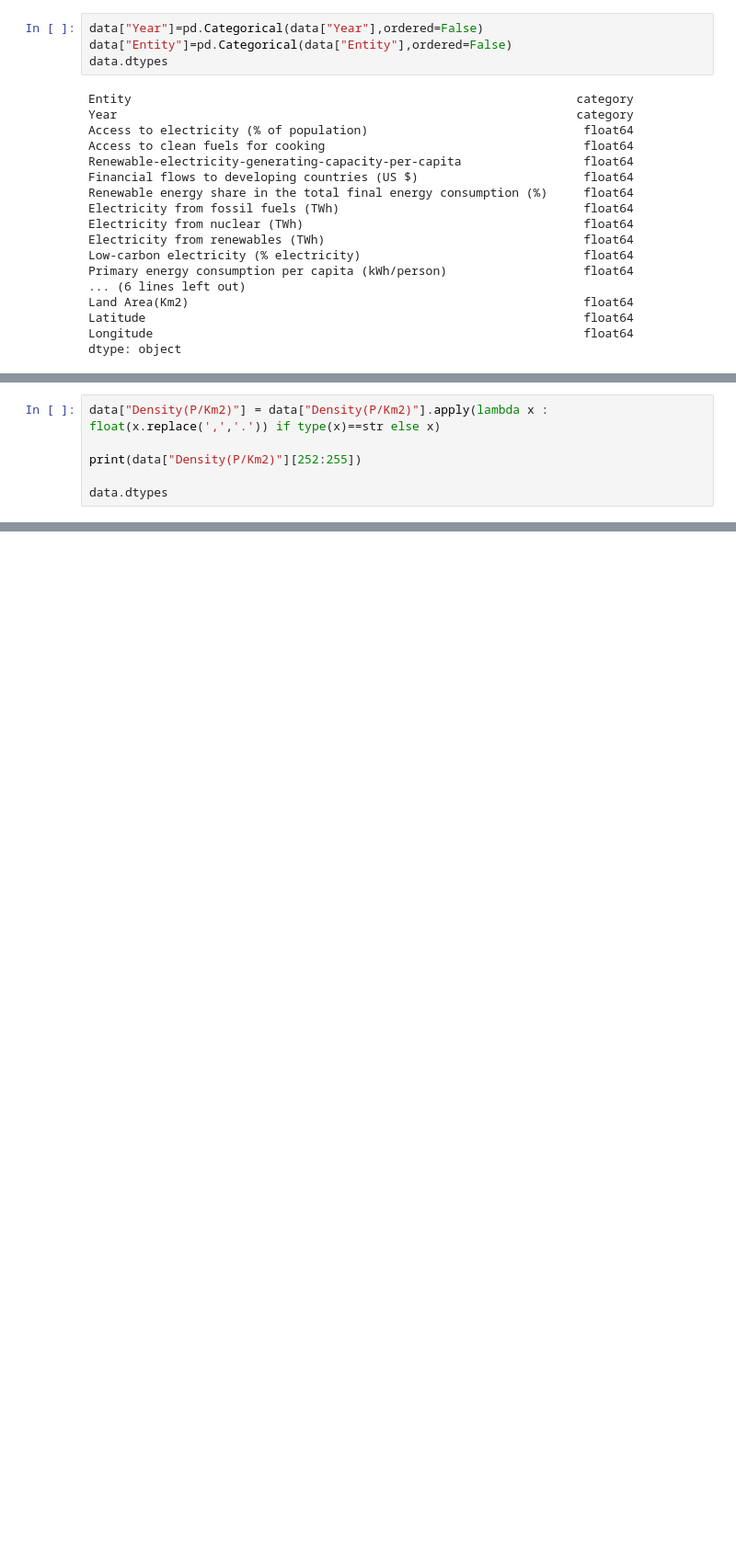
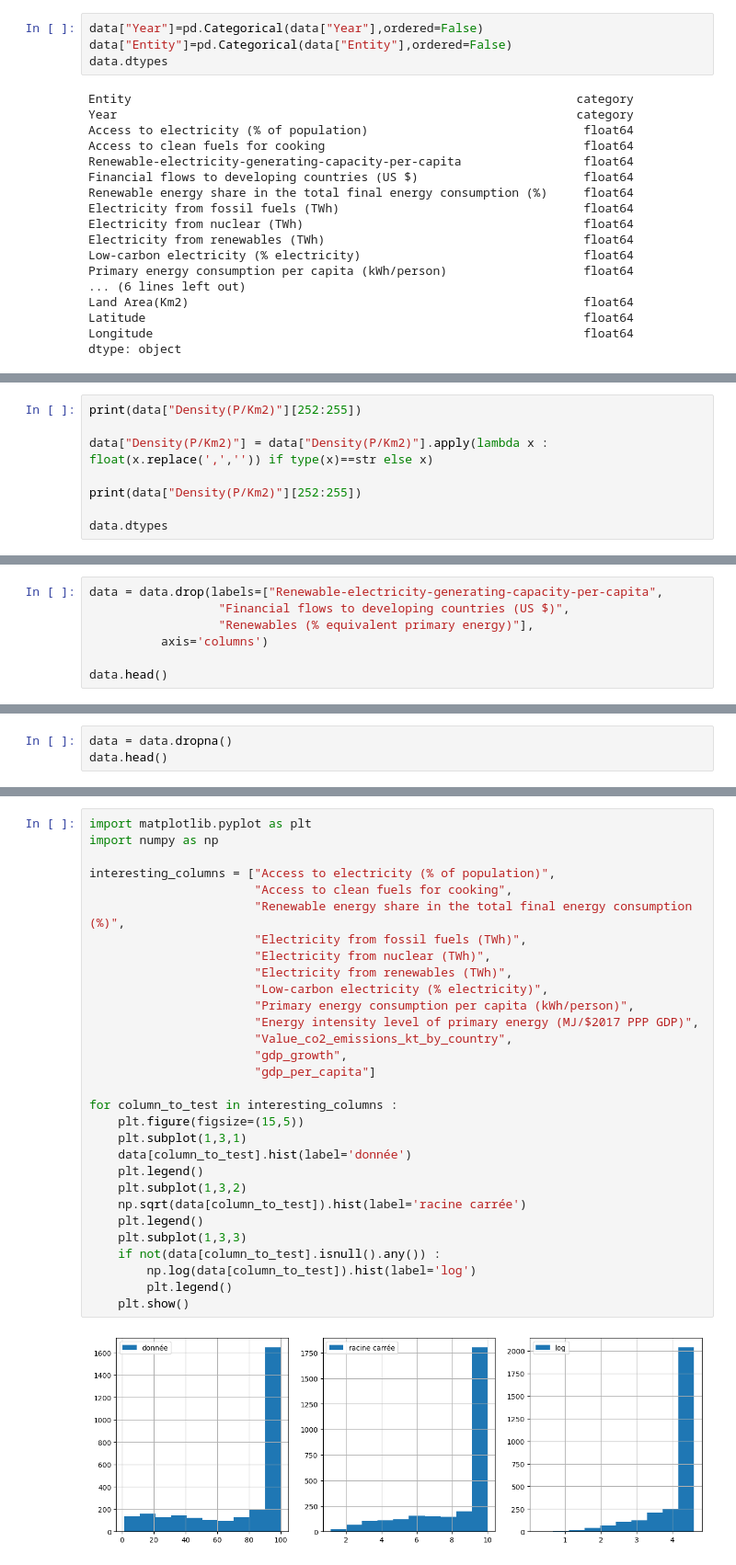
Before and after one commit to julien-richaume/projet_machine_learning, a Jupyter notebook: Projet-ML-Python.ipynb, the cells around one changed output, grey strips where cells are left out. Shown at 92% size. Saved outputs shown, nothing was run; the diff lists cells and outputs as text; blank space fills up the shorter version.

```diff
--- a/Projet-ML-Python.ipynb
+++ b/Projet-ML-Python.ipynb
@@ -68,5 +68,7 @@ On met en forme les variables du dataset, par exemple dans la densité, certaine
 # %%
-data["Density(P/Km2)"] = data["Density(P/Km2)"].apply(lambda x : float(x.replace(',','.')) if type(x)==str else x)
+print(data["Density(P/Km2)"][252:255])
+
+data["Density(P/Km2)"] = data["Density(P/Km2)"].apply(lambda x : float(x.replace(',','')) if type(x)==str else x)
 
 print(data["Density(P/Km2)"][252:255])
 
@@ -95,0 +130,7 @@ dtype: object
+# %%
+data = data.drop(labels=["Renewable-electricity-generating-capacity-per-capita",
+                  "Financial flows to developing countries (US $)",
+                  "Renewables (% equivalent primary energy)"],
+          axis='columns')
+
+data.head()
@@ -95,0 +148,3 @@ dtype: object
+# %%
+data = data.dropna()
+data.head()
@@ -95,0 +160,32 @@ dtype: object
+# %%
+import matplotlib.pyplot as plt
+import numpy as np
+
+interesting_columns = ["Access to electricity (% of population)",
+                       "Access to clean fuels for cooking",
+                       "Renewable energy share in the total final energy consumption (%)",
+                       "Electricity from fossil fuels (TWh)",
+                       "Electricity from nuclear (TWh)",
+                       "Electricity from renewables (TWh)",
+                       "Low-carbon electricity (% electricity)",
+                       "Primary energy consumption per capita (kWh/person)",
+                       "Energy intensity level of primary energy (MJ/$2017 PPP GDP)",
+                       "Value_co2_emissions_kt_by_country",
+                       "gdp_growth",
+                       "gdp_per_capita"]
+
+for column_to_test in interesting_columns :
+    plt.figure(figsize=(15,5))
+    plt.subplot(1,3,1)
+    data[column_to_test].hist(label='donnée')
+    plt.legend()
+    plt.subplot(1,3,2)
+    np.sqrt(data[column_to_test]).hist(label='racine carrée')
+    plt.legend()
+    plt.subplot(1,3,3)
+    if not(data[column_to_test].isnull().any()) :
+        np.log(data[column_to_test]).hist(label='log')
+        plt.legend()
+    plt.show()
+# %% [output]
+[figure, added]
```
Also changed, not shown: parts of 13 cells of this notebook.
